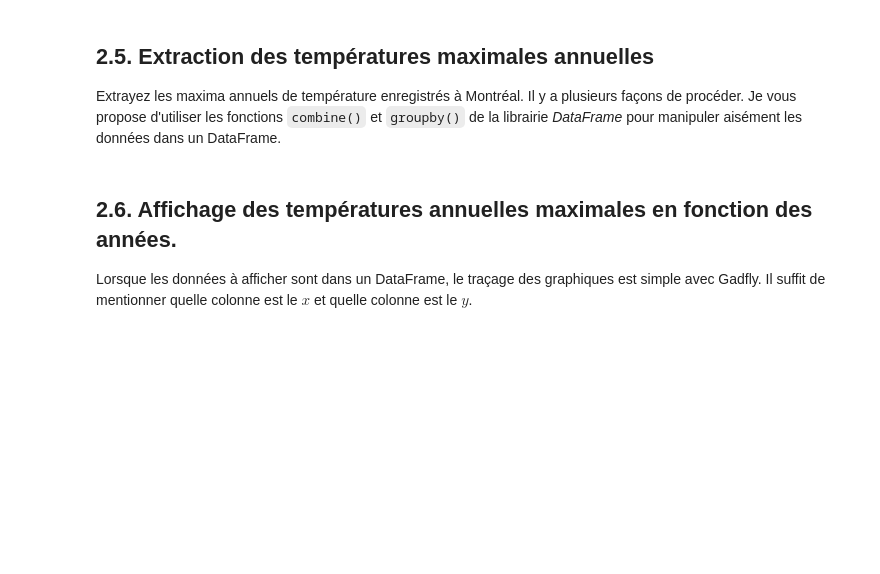
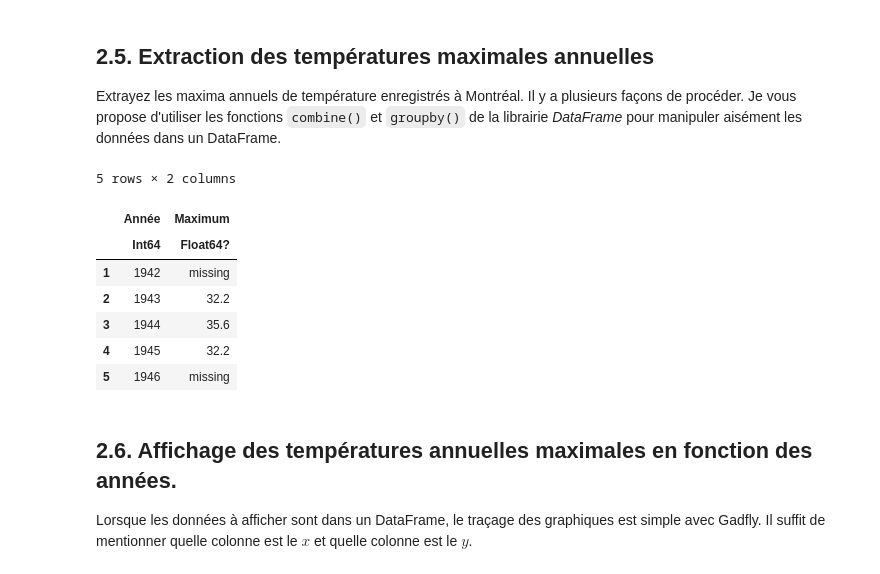
Before and after one commit to Sikap/MTH3302, a Jupyter notebook: TD1/TD1.ipynb, the cells around one changed output. Cells and saved outputs as stored; diff of their text form; code cells hidden in the pictures; blank space fills up the shorter version.

```diff
--- a/TD1/TD1.ipynb
+++ b/TD1/TD1.ipynb
@@ -216,6 +264,19 @@ Ignorez les lignes du DataFrame qui correspondent à des températures manquante
 ## 2.5.  Extraction des températures maximales annuelles
 
 Extrayez les maxima annuels de température enregistrés à Montréal. Il y a plusieurs façons de procéder. Je vous propose d'utiliser les fonctions `combine()` et `groupby()` de la librairie *DataFrame* pour manipuler aisément les données dans un DataFrame.
+# %%
+M = combine(groupby(fulldata, :LOCAL_YEAR), :MAX_TEMPERATURE => maximum => :x1)
+rename!(M, :LOCAL_YEAR => :Année, :x1 => :Maximum)
+first(M, 5)
+# %% [output]
+5 rows × 2 columns
+|  | Année | Maximum |
+|  | Int64 | Float64? |
+| 1 | 1942 | missing |
+| 2 | 1943 | 32.2 |
+| 3 | 1944 | 35.6 |
+| 4 | 1945 | 32.2 |
+| 5 | 1946 | missing |
 # %% [markdown]
 ## 2.6. Affichage des températures annuelles maximales en fonction des années.
 
```
Also changed, not shown: parts of 13 cells of this notebook, 1 other file.
